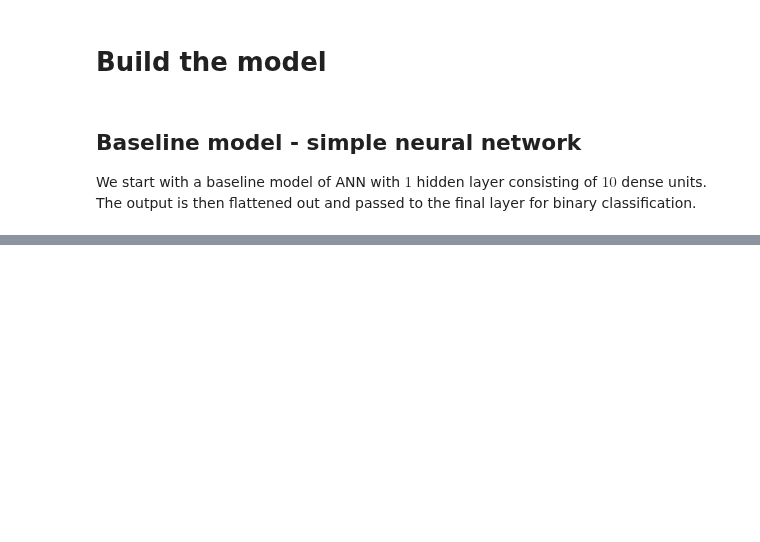
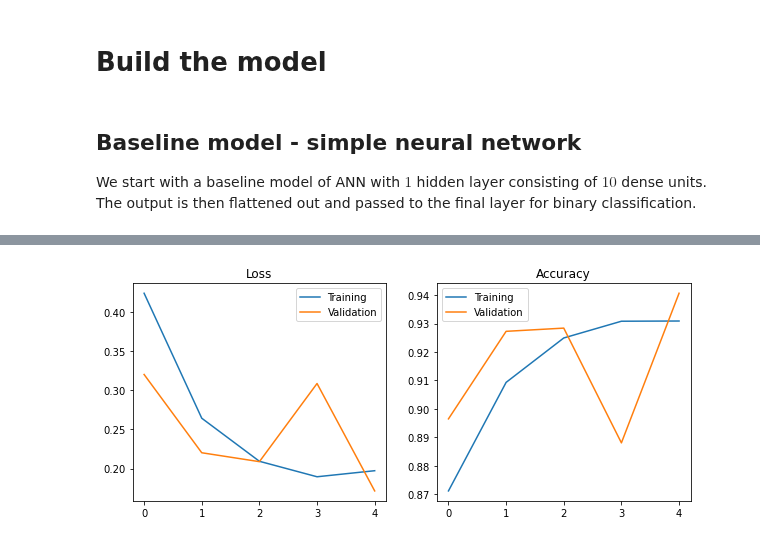
Before and after one commit to poolGolez/project-roosevelt, a Jupyter notebook: close-open-close-open.ipynb, the cells around one changed output, grey strips where cells are left out. Saved outputs shown, nothing was run; the diff lists cells and outputs as text; code cells hidden in the pictures; blank space fills up the shorter version.

```diff
--- a/close-open-close-open.ipynb
+++ b/close-open-close-open.ipynb
@@ -210,0 +216,21 @@ plt.plot(baseline_history.history['val_accuracy'])
+# %%
+tf.random.set_seed(42)
+
+baseline_model = tf.keras.Sequential([
+    tf.keras.layers.Dense(10, activation="relu",
+                          input_shape=(IMG_TARGET_SIZE[0], IMG_TARGET_SIZE[1], 3)),
+    tf.keras.layers.Flatten(),
+    tf.keras.layers.Dense(1, activation="sigmoid")
+])
+
+baseline_model.compile(
+    loss=tf.keras.losses.BinaryCrossentropy(),
+    optimizer=tf.keras.optimizers.Adam(),
+    metrics=["accuracy"]
+)
+
+baseline_history = baseline_model.fit(train_data,
+                                      epochs=5,
+                                      steps_per_epoch=len(train_data),
+                                      validation_data=valid_data,
+                                      validation_steps=len(valid_data))
@@ -210,0 +248,18 @@ plt.plot(baseline_history.history['val_accuracy'])
+# %%
+def plot_history(history):
+    fig, axs = plt.subplots(1, 2, figsize=(10, 4))
+
+    axs[0].plot(history['loss'], label="Training")
+    axs[0].plot(history['val_loss'], label="Validation")
+    axs[0].set_title("Loss")
+    axs[0].legend()
+
+    axs[1].plot(history['accuracy'], label="Training")
+    axs[1].plot(history['val_accuracy'], label="Validation")
+    axs[1].set_title("Accuracy")
+    axs[1].legend()
+    plt.show()
+
+plot_history(baseline_history.history)
+# %% [output]
+[figure, added]
```
Also changed, not shown: parts of 10 cells of this notebook.
